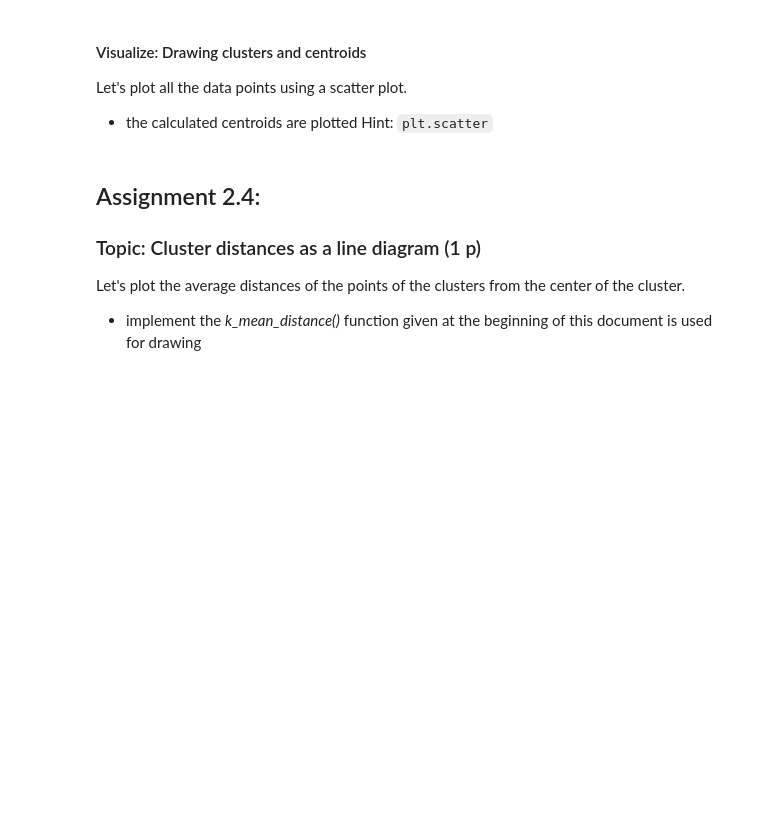
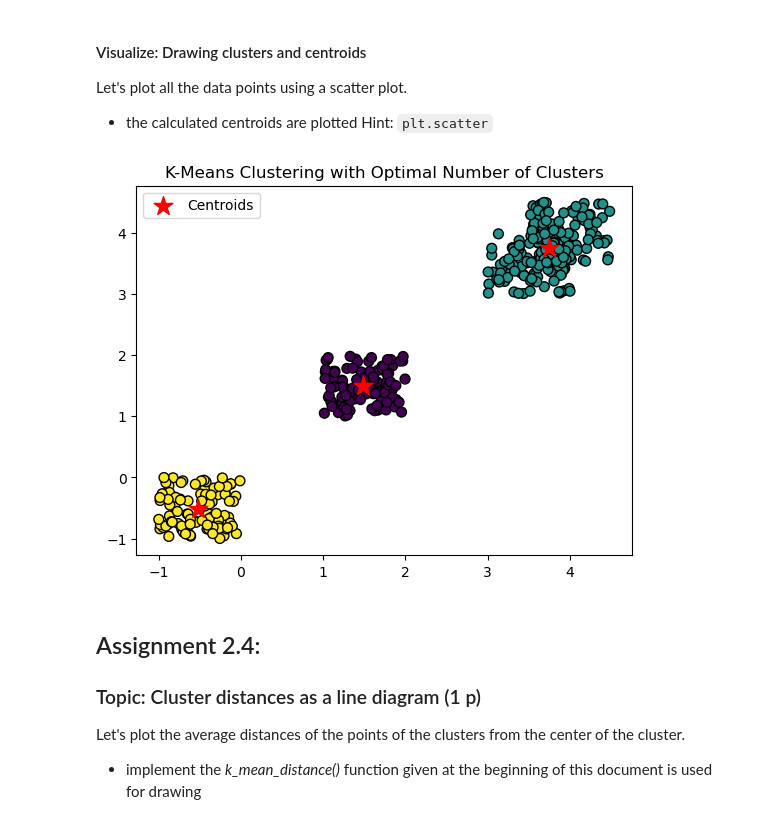
Before and after one commit to jaka-aurora/Machine-Learning-Assignments, a Jupyter notebook: assignment_2/assignment_topic_2_kmeans.ipynb, the cells around one changed output. Drawn from its saved outputs; the diff is of its cells as text; code cells hidden in the pictures; blank space fills up the shorter version.

```diff
--- a/assignment_2/assignment_topic_2_kmeans.ipynb
+++ b/assignment_2/assignment_topic_2_kmeans.ipynb
@@ -111,7 +170,17 @@ Hint: `plt.scatter`
 # %%
 # TODO: Plot the points as a scatter plot
 
+plt.scatter(X[:, 0], X[:, 1], c=labels, cmap='viridis', s=50, marker='o', edgecolors='k')
+
 # TODO: plot the calculated centroids
+
+plt.scatter(centroids[:, 0], centroids[:, 1], c='red', s=200, marker='*', label='Centroids')
+
+plt.title('K-Means Clustering with Optimal Number of Clusters')
+plt.legend()
+plt.show()
+# %% [output]
+[figure, added]
 # %% [markdown]
 ## Assignment 2.4:
 ### Topic: Cluster distances as a line diagram (1 p)
```
Also changed, not shown: parts of 7 cells of this notebook, 1 other file.
